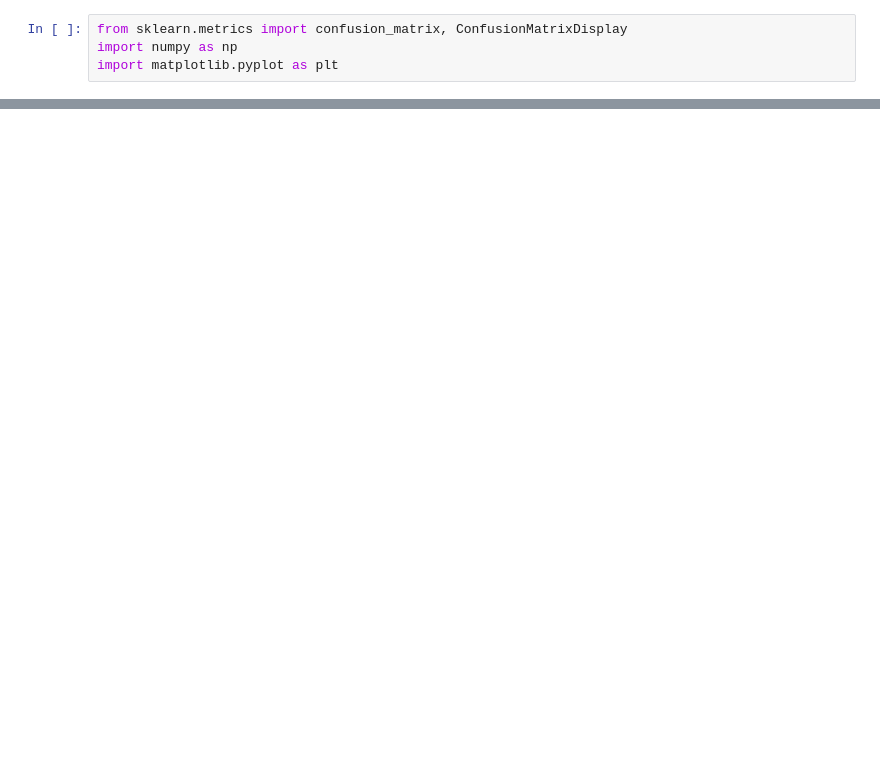
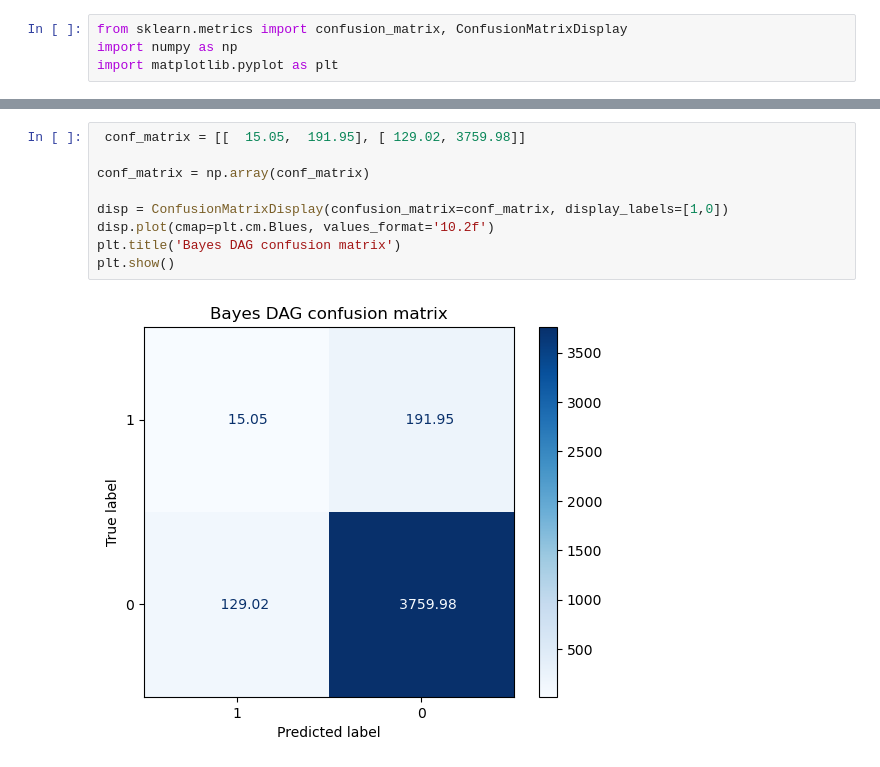
Before and after one commit to sandordani/active_bayes_grn, a Jupyter notebook: observational/create_confusion_matrix.ipynb, the cells around one changed output, grey strips where cells are left out. Drawn from its saved outputs; the diff is of its cells as text; blank space fills up the shorter version.

```diff
--- a/observational/create_confusion_matrix.ipynb
+++ b/observational/create_confusion_matrix.ipynb
@@ -17,0 +18,11 @@ plt.show()
+# %%
+ conf_matrix = [[  15.05,  191.95], [ 129.02, 3759.98]]
+
+conf_matrix = np.array(conf_matrix)
+
+disp = ConfusionMatrixDisplay(confusion_matrix=conf_matrix, display_labels=[1,0])
+disp.plot(cmap=plt.cm.Blues, values_format='10.2f')
+plt.title('Bayes DAG confusion matrix')
+plt.show()
+# %% [output]
+[figure, added]
```
Also changed, not shown: parts of 1 cell of this notebook, 7 other files.
